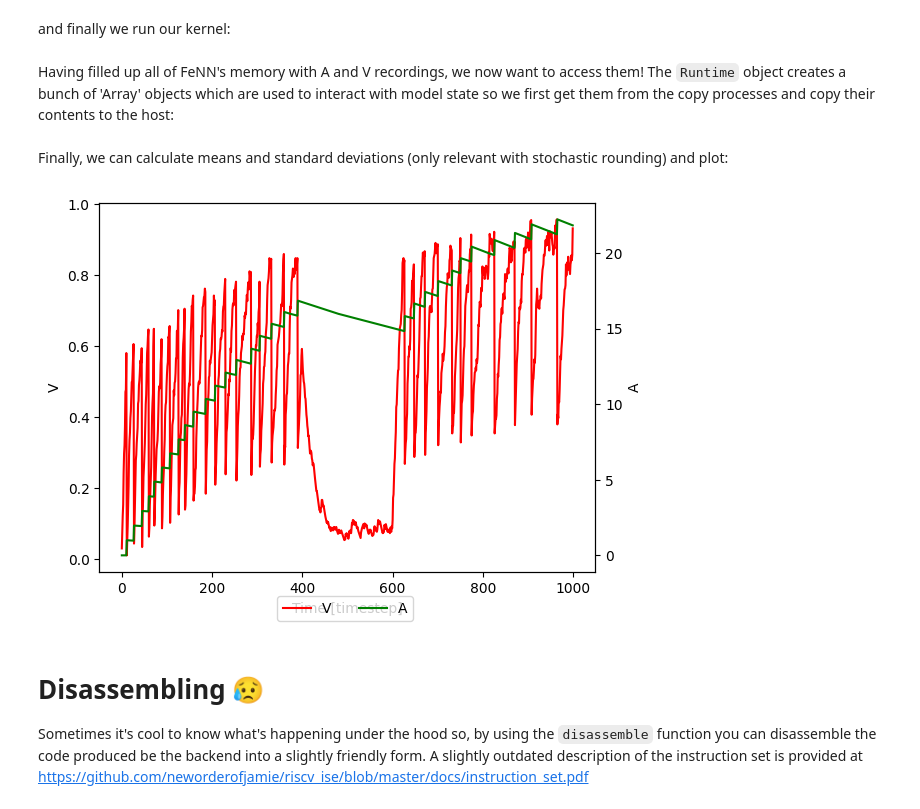
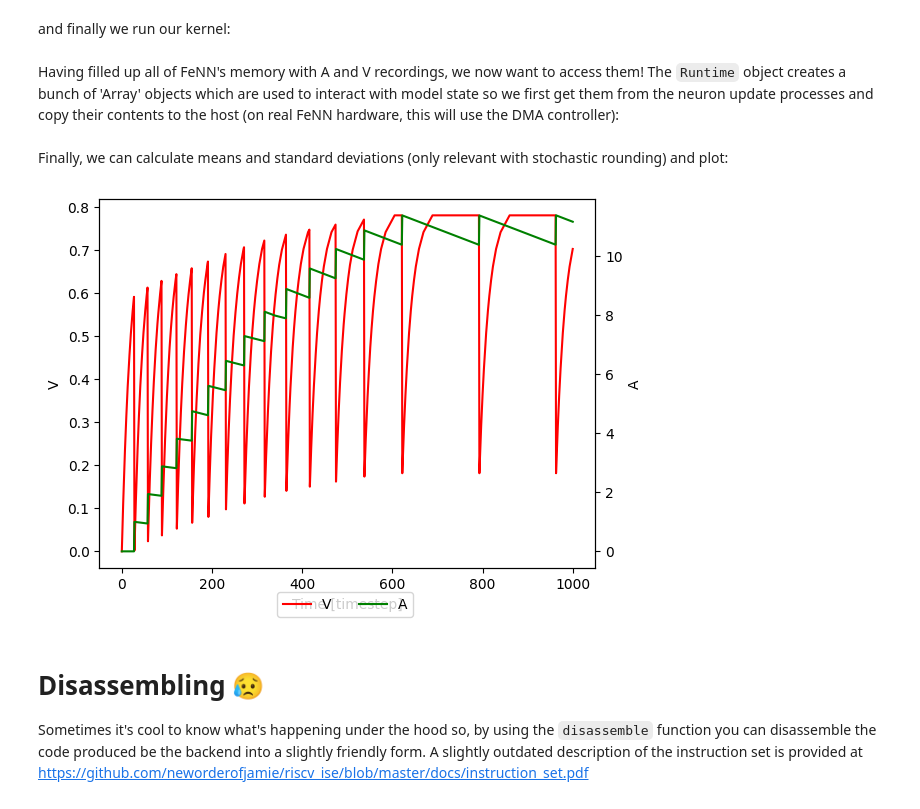
Before and after one commit to neworderofjamie/riscv_ise, a Jupyter notebook: tutorials/alif.ipynb, the cells around one changed output. Cells and saved outputs as stored; diff of their text form; code cells hidden in the pictures.

```diff
--- a/tutorials/alif.ipynb
+++ b/tutorials/alif.ipynb
@@ -67,9 +69,9 @@ class ALIF:
         v_dtype = "s6_9_sat_t"
         a_dtype = "s6_9_sat_t"
         decay_dtype = "s0_15_sat_t"
-        self.v = Variable(self.shape, v_dtype, num_timesteps)
-        self.a = Variable(self.shape, a_dtype, num_timesteps)
-        self.i = Variable(self.shape, "int16_t", num_timesteps)
+        self.v = Variable(self.shape, v_dtype, num_timesteps + 1)
+        self.a = Variable(self.shape, a_dtype, num_timesteps + 1)
+        self.i = Variable(self.shape, "int16_t", num_timesteps + 1)
         self.refrac_time = Variable(self.shape, "int16_t")
         self.process = NeuronUpdateProcess(
             """
@@ -110,2 +117,2 @@ Now we define a model which groups together all parts of our simulation:
 # %%
-model = Model([neuron_update_processes])
+model = Model([neuron_update_processes], backend)
@@ -115,7 +119,6 @@ Sadly Google has yet to install FeNN nodes into it's cloud so for now we create
 # %%
-backend = BackendFeNNSim()
 code = backend.generate_simulation_kernel([neuron_update_processes],
-                                          [],
+                                          [], [],
                                           num_timesteps, model)
 # %% [markdown]
 Now we have some code, we create a ``Runtime`` object to interact with the FeNN. We first use this to allocate the memory required for our model on FeNN:
@@ -143,12 +146,12 @@ and finally we run our kernel:
 # %%
 runtime.run()
 # %% [markdown]
-Having filled up all of FeNN's memory with A and V recordings, we now want to access them! The ``Runtime`` object creates a bunch of 'Array' objects which are used to interact with model state so we first get them from the copy processes and copy their contents to the host:
+Having filled up all of FeNN's memory with A and V recordings, we now want to access them! The ``Runtime`` object creates a bunch of 'Array' objects which are used to interact with model state so we first get them from the neuron update processes and copy their contents to the host (on real FeNN hardware, this will use the DMA controller):
 # %%
 neurons_v_array, neurons_v_view = get_array_view(runtime, neurons.v,
                                                  np.int16, (-1, 32))
-neurons_a_array, neurons_a_cview = get_array_view(runtime, neurons.a,
-                                                  np.int16, (-1, 32))
+neurons_a_array, neurons_a_view = get_array_view(runtime, neurons.a,
+                                                np.int16, (-1, 32))
 
 neurons_v_array.pull_from_device()
 neurons_a_array.pull_from_device()
@@ -157,23 +160,23 @@ Finally, we can calculate means and standard deviations (only relevant with stoc
 # %%
 neurons_v_mean = np.average(neurons_v_view, axis=1)
 neurons_v_std = np.std(neurons_v_view, axis=1)
-neurons_a_mean = np.average(neurons_v_view, axis=1)
-neurons_a_std = np.std(neurons_v_view, axis=1)
+neurons_a_mean = np.average(neurons_a_view, axis=1)
+neurons_a_std = np.std(neurons_a_view, axis=1)
 fig, axis = plt.subplots()
 
 a_axis = axis.twinx()
 scale = 1.0 / (2 ** 9)
 v_actor = axis.plot(neurons_v_mean * scale, color="red")[0]
 a_actor = a_axis.plot(neurons_a_mean * scale, color="green")[0]
 fig.legend([v_actor, a_actor], ["V", "A"], loc="lower center", ncols=2)
 
 axis.set_ylabel("V")
 a_axis.set_ylabel("A")
 axis.set_xlabel("Time [timestep]")
 
 plt.show()
 # %% [output]
-[figure, old version]
+[figure, new version]
 # %% [markdown]
 # Disassembling 😥
 Sometimes it's cool to know what's happening under the hood so, by using the ``disassemble`` function you can disassemble the code produced be the backend into a slightly friendly form. A slightly outdated description of the instruction set is provided at https://github.com/neworderofjamie/riscv_ise/blob/master/docs/instruction_set.pdf
```
Also changed, not shown: parts of 8 cells of this notebook.
